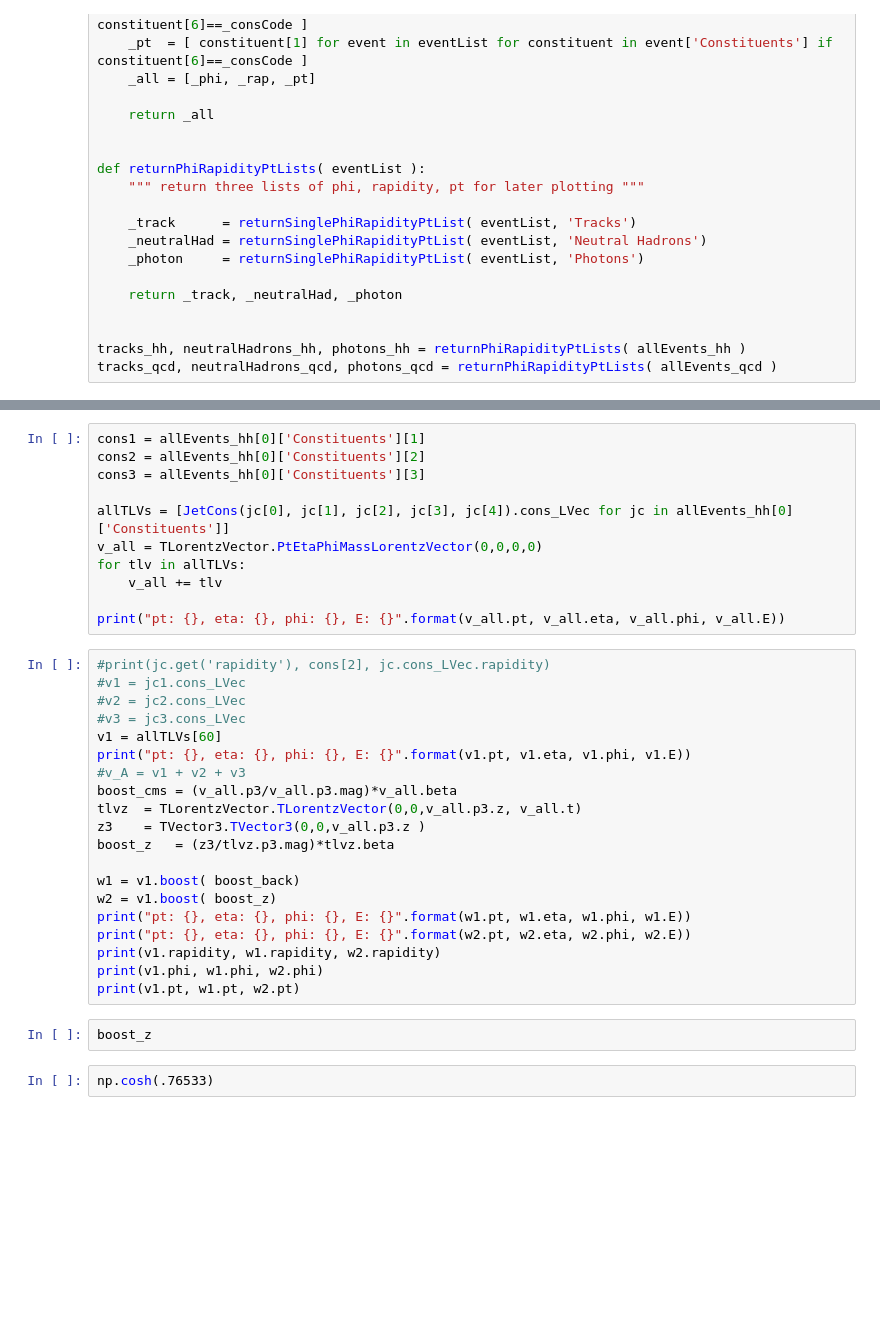
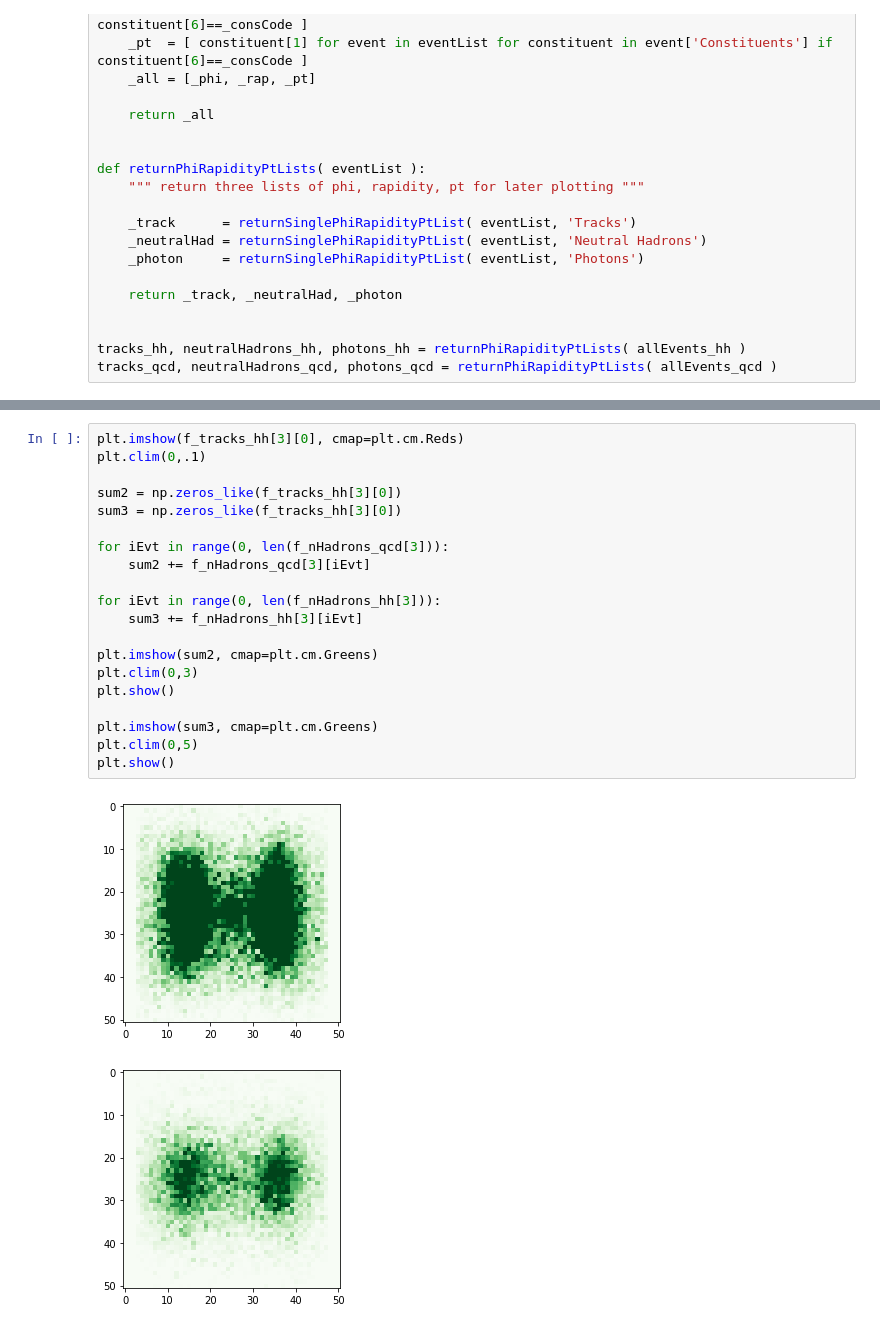
Before and after one commit to neu-physics/dihiggsMLProject, a Jupyter notebook: convolutionalNN/exploreData.ipynb, the cells around one changed output, grey strips where cells are left out. Drawn from its saved outputs; the diff is of its cells as text; blank space fills up the shorter version.

```diff
--- a/convolutionalNN/exploreData.ipynb
+++ b/convolutionalNN/exploreData.ipynb
@@ -456,35 +396,23 @@ for event in range(0, len(newRows)):
-# %%
-cons1 = allEvents_hh[0]['Constituents'][1]
-cons2 = allEvents_hh[0]['Constituents'][2]
-cons3 = allEvents_hh[0]['Constituents'][3]
-
-allTLVs = [JetCons(jc[0], jc[1], jc[2], jc[3], jc[4]).cons_LVec for jc in allEvents_hh[0]['Constituents']]
-v_all = TLorentzVector.PtEtaPhiMassLorentzVector(0,0,0,0)
-for tlv in allTLVs:
-    v_all += tlv
-
-print("pt: {}, eta: {}, phi: {}, E: {}".format(v_all.pt, v_all.eta, v_all.phi, v_all.E))
-# %%
-#print(jc.get('rapidity'), cons[2], jc.cons_LVec.rapidity)
-#v1 = jc1.cons_LVec
-#v2 = jc2.cons_LVec
-#v3 = jc3.cons_LVec
-v1 = allTLVs[60]
-print("pt: {}, eta: {}, phi: {}, E: {}".format(v1.pt, v1.eta, v1.phi, v1.E))
-#v_A = v1 + v2 + v3
-boost_cms = (v_all.p3/v_all.p3.mag)*v_all.beta
-tlvz  = TLorentzVector.TLorentzVector(0,0,v_all.p3.z, v_all.t)
-z3    = TVector3.TVector3(0,0,v_all.p3.z )
-boost_z   = (z3/tlvz.p3.mag)*tlvz.beta
-
-w1 = v1.boost( boost_back)
-w2 = v1.boost( boost_z)
-print("pt: {}, eta: {}, phi: {}, E: {}".format(w1.pt, w1.eta, w1.phi, w1.E))
-print("pt: {}, eta: {}, phi: {}, E: {}".format(w2.pt, w2.eta, w2.phi, w2.E))
-print(v1.rapidity, w1.rapidity, w2.rapidity)
-print(v1.phi, w1.phi, w2.phi)
-print(v1.pt, w1.pt, w2.pt)
-# %%
-boost_z
-# %%
-np.cosh(.76533)
+# %%
+plt.imshow(f_tracks_hh[3][0], cmap=plt.cm.Reds)
+plt.clim(0,.1)
+
+sum2 = np.zeros_like(f_tracks_hh[3][0])
+sum3 = np.zeros_like(f_tracks_hh[3][0])
+
+for iEvt in range(0, len(f_nHadrons_qcd[3])):
+    sum2 += f_nHadrons_qcd[3][iEvt]
+
+for iEvt in range(0, len(f_nHadrons_hh[3])):
+    sum3 += f_nHadrons_hh[3][iEvt]
+
+plt.imshow(sum2, cmap=plt.cm.Greens)
+plt.clim(0,3)
+plt.show()
+
+plt.imshow(sum3, cmap=plt.cm.Greens)
+plt.clim(0,5)
+plt.show()
+# %% [output]
+[figure, added]
+[figure, added]
```
Also changed, not shown: parts of 21 cells of this notebook.
